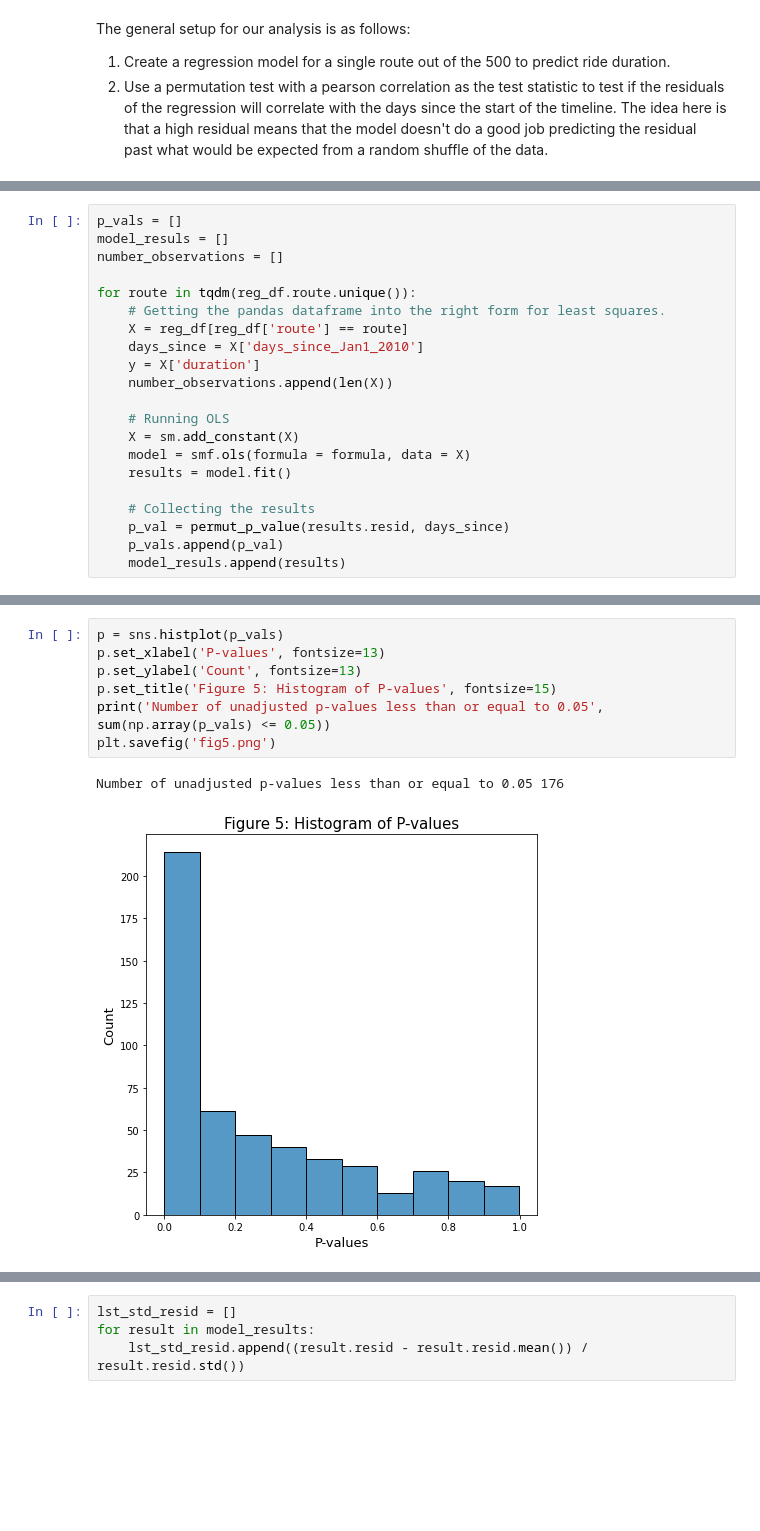
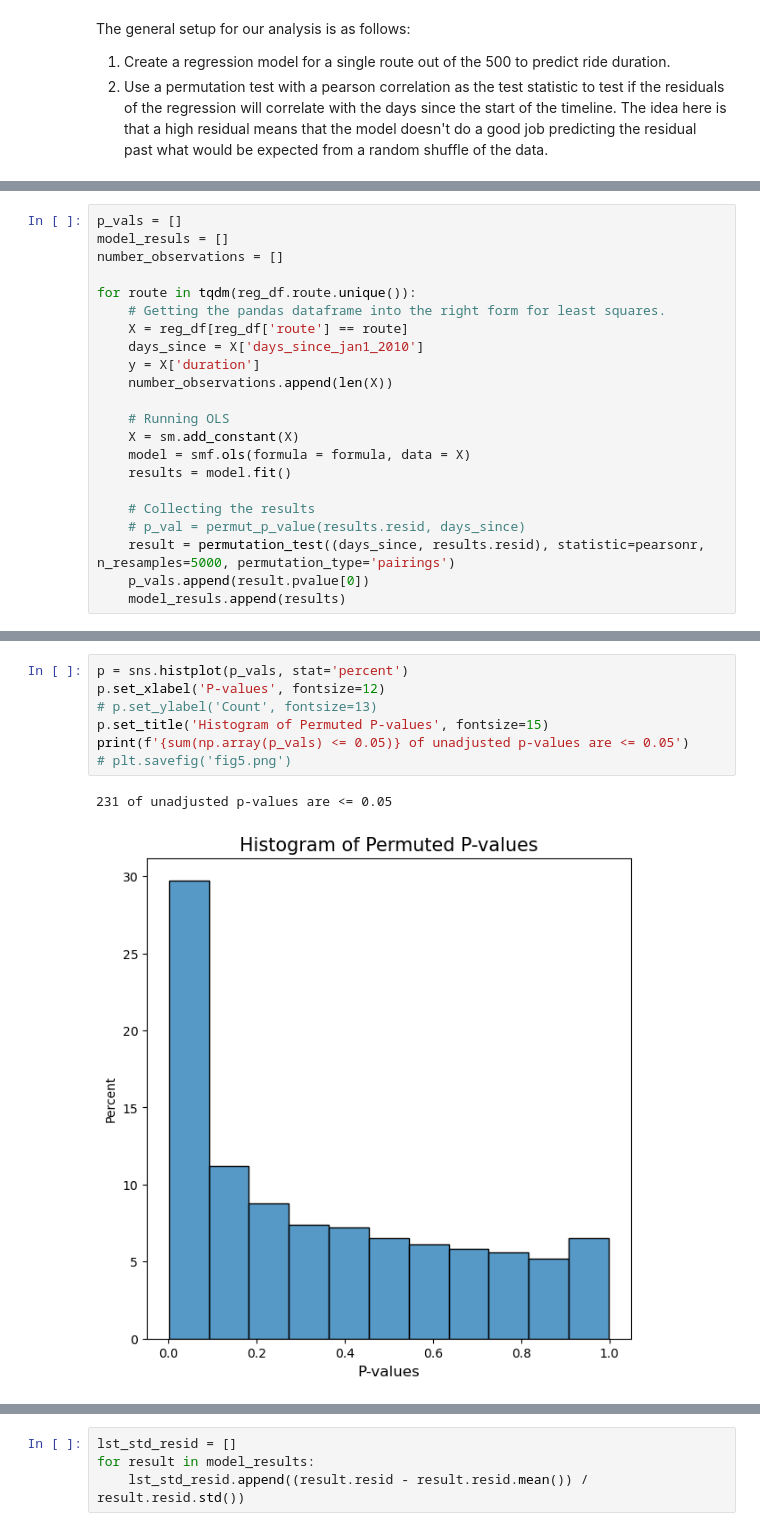
Before and after one commit to GabeNicholson/Predicting-Bikepath-Changes-With-FDR-Control, a Jupyter notebook: (2) Model Prediction.ipynb, the cells around one changed output, grey strips where cells are left out. Cells and saved outputs as stored; diff of their text form; blank space fills up the shorter version.

```diff
--- a/(2) Model Prediction.ipynb
+++ b/(2) Model Prediction.ipynb
@@ -100,7 +91,7 @@ number_observations = []
 for route in tqdm(reg_df.route.unique()):
     # Getting the pandas dataframe into the right form for least squares.
     X = reg_df[reg_df['route'] == route]
-    days_since = X['days_since_Jan1_2010']
+    days_since = X['days_since_jan1_2010']
     y = X['duration']
     number_observations.append(len(X))
 
@@ -110,7 +101,8 @@ for route in tqdm(reg_df.route.unique()):
     results = model.fit()
 
     # Collecting the results
-    p_val = permut_p_value(results.resid, days_since)
-    p_vals.append(p_val)
+    # p_val = permut_p_value(results.resid, days_since)
+    result = permutation_test((days_since, results.resid), statistic=pearsonr, n_resamples=5000, permutation_type='pairings')
+    p_vals.append(result.pvalue[0])
     model_resuls.append(results)
 # %% [output]
@@ -126,10 +118,10 @@ Average Number of Observations:  939.534
 # %%
-p = sns.histplot(p_vals)
-p.set_xlabel('P-values', fontsize=13)
-p.set_ylabel('Count', fontsize=13)
-p.set_title('Figure 5: Histogram of P-values', fontsize=15)
-print('Number of unadjusted p-values less than or equal to 0.05', sum(np.array(p_vals) <= 0.05))
-plt.savefig('fig5.png')
+p = sns.histplot(p_vals, stat='percent')
+p.set_xlabel('P-values', fontsize=12)
+# p.set_ylabel('Count', fontsize=13)
+p.set_title('Histogram of Permuted P-values', fontsize=15)
+print(f'{sum(np.array(p_vals) <= 0.05)} of unadjusted p-values are <= 0.05')
+# plt.savefig('fig5.png')
 # %% [output]
-Number of unadjusted p-values less than or equal to 0.05 176
+231 of unadjusted p-values are <= 0.05
-[figure, old version]
+[figure, new version]
```
Also changed, not shown: parts of 28 cells of this notebook.
